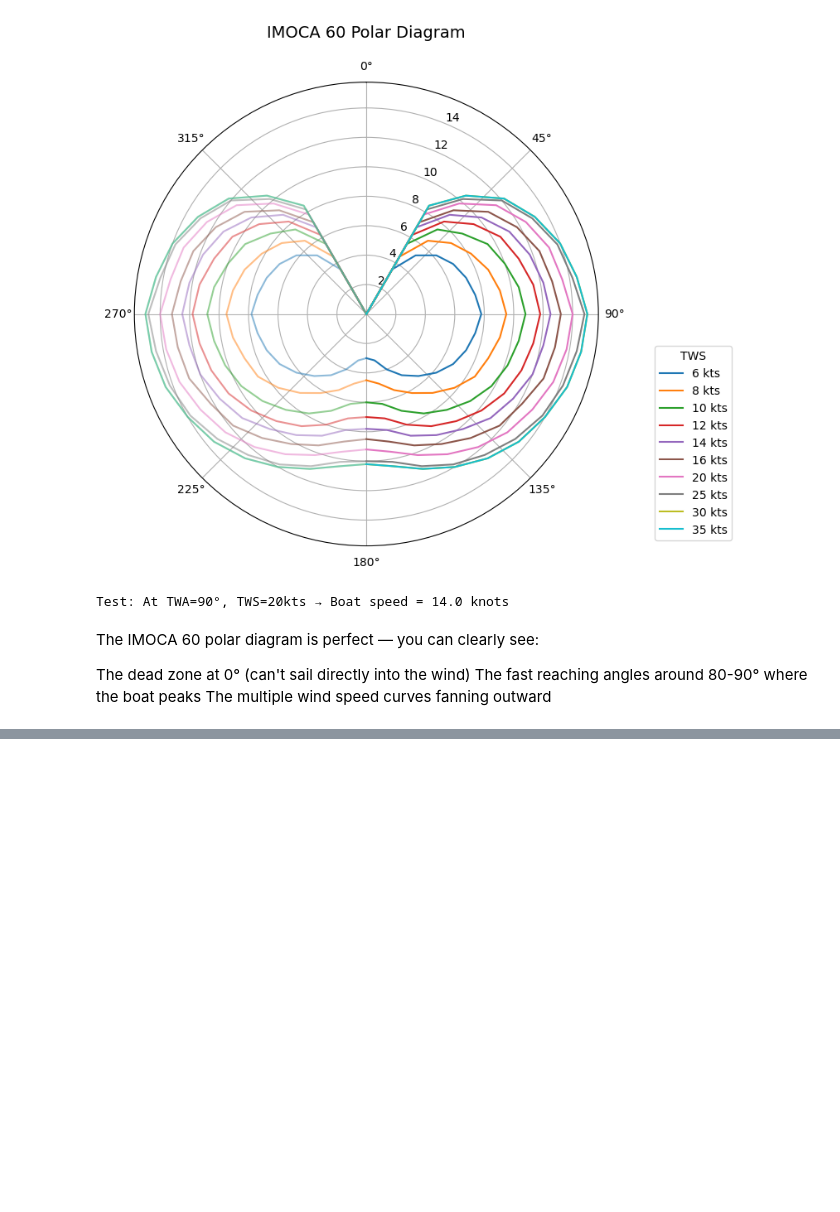
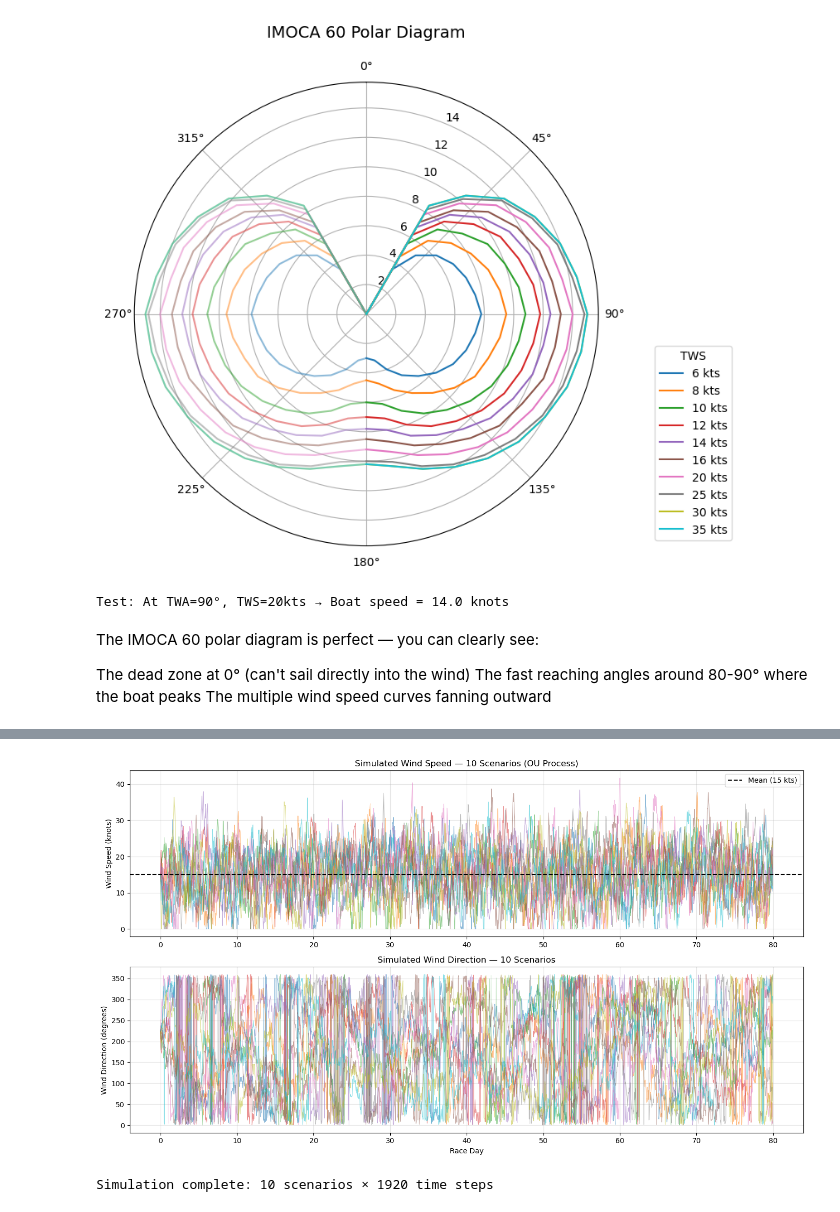
Before and after one commit to Gusti4ka/Omnes-Ventos, a Jupyter notebook: Omnes_Ventos.ipynb, the cells around one changed output, grey strips where cells are left out. Saved outputs shown, nothing was run; the diff lists cells and outputs as text; code cells hidden in the pictures; blank space fills up the shorter version.

Commit message:
Add wind simulation using Ornstein-Uhlenbeck process

```diff
--- a/Omnes_Ventos.ipynb
+++ b/Omnes_Ventos.ipynb
@@ -192,0 +216,80 @@ The multiple wind speed curves fanning outward
+# %%
+# --- Wind Simulation ---
+# Ornstein-Uhlenbeck process for wind speed
+# Random walk for wind direction
+
+def simulate_wind(n_steps, dt=1.0,
+                  mu_speed=15.0, theta=0.1, sigma_speed=3.0,
+                  mu_dir=225.0, sigma_dir=15.0,
+                  seed=None):
+    """
+    Simulate wind speed and direction over time.
+
+    Parameters:
+        n_steps   : number of time steps
+        dt        : time step in hours
+        mu_speed  : mean wind speed (knots)
+        theta     : mean reversion rate
+        sigma_speed: wind speed volatility
+        mu_dir    : prevailing wind direction (degrees)
+        sigma_dir : wind direction volatility
+        seed      : random seed for reproducibility
+
+    Returns:
+        speeds    : array of wind speeds (knots)
+        directions: array of wind directions (degrees)
+    """
+    rng = np.random.default_rng(seed)
+
+    speeds = np.zeros(n_steps)
+    directions = np.zeros(n_steps)
+
+    speeds[0] = mu_speed
+    directions[0] = mu_dir
+
+    for t in range(1, n_steps):
+        # Ornstein-Uhlenbeck step for speed
+        speeds[t] = (speeds[t-1]
+                     + theta * (mu_speed - speeds[t-1]) * dt
+                     + sigma_speed * np.sqrt(dt) * rng.standard_normal())
+        speeds[t] = max(0.0, speeds[t])  # wind speed cannot be negative
+
+        # Random walk for direction
+        directions[t] = (directions[t-1]
+                         + sigma_dir * np.sqrt(dt) * rng.standard_normal())
+        directions[t] = directions[t] % 360  # keep in [0, 360]
+
+    return speeds, directions
+
+
+# --- Simulate and visualise 10 wind scenarios ---
+n_steps = 80 * 24  # 80 days, hourly steps
+dt = 1.0
+n_scenarios = 10
+
+fig, (ax1, ax2) = plt.subplots(2, 1, figsize=(14, 8))
+
+for i in range(n_scenarios):
+    speeds, directions = simulate_wind(n_steps, dt=dt, seed=i)
+    time_days = np.arange(n_steps) / 24
+    ax1.plot(time_days, speeds, alpha=0.5, linewidth=0.8)
+    ax2.plot(time_days, directions, alpha=0.5, linewidth=0.8)
+
+ax1.axhline(15, color='black', linestyle='--', linewidth=1.5, label='Mean (15 kts)')
+ax1.set_ylabel('Wind Speed (knots)')
+ax1.set_title('Simulated Wind Speed — 10 Scenarios (OU Process)')
+ax1.legend()
+ax1.grid(True, alpha=0.3)
+
+ax2.set_ylabel('Wind Direction (degrees)')
+ax2.set_xlabel('Race Day')
+ax2.set_title('Simulated Wind Direction — 10 Scenarios')
+ax2.grid(True, alpha=0.3)
+
+plt.tight_layout()
+plt.show()
+
+print(f"Simulation complete: {n_scenarios} scenarios × {n_steps} time steps")
+# %% [output]
+[figure, added]
+Simulation complete: 10 scenarios × 1920 time steps
```
Also changed, not shown: parts of 1 cell of this notebook.
